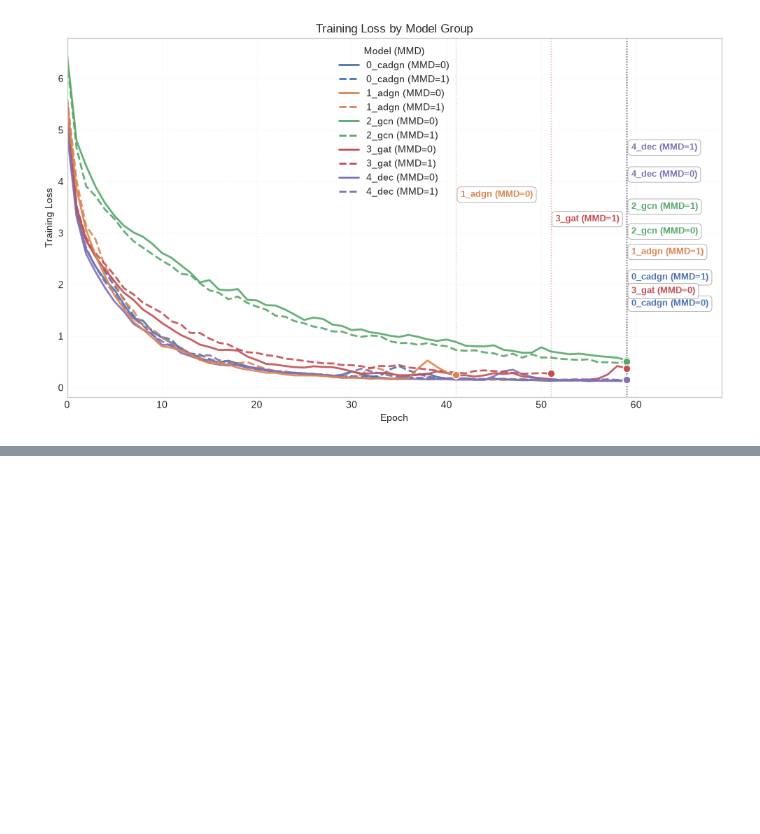
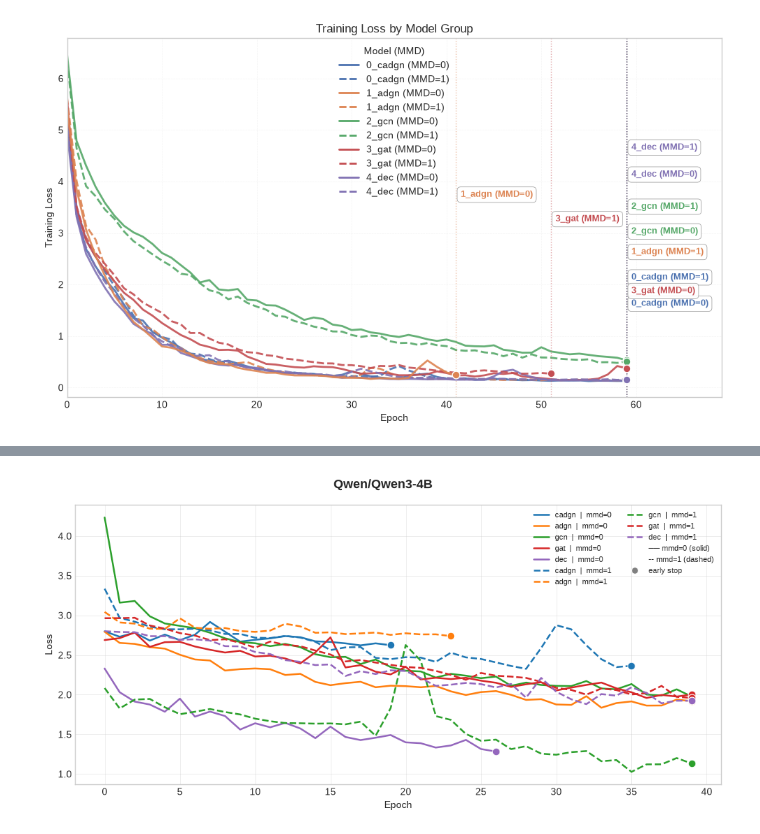
Before and after one commit to JerryPLayz/CausalADGN, a Jupyter notebook: other_graphs_and_files.ipynb, the cells around one changed output, grey strips where cells are left out. Saved outputs shown, nothing was run; the diff lists cells and outputs as text; code cells hidden in the pictures; blank space fills up the shorter version.

Commit message:
In Progress - Analysis of Results

```diff
--- a/other_graphs_and_files.ipynb
+++ b/other_graphs_and_files.ipynb
@@ -448,0 +448,91 @@ print(files[("cadgn", 1.0)]['sample_id'])
+# %%
+## Stage 2 Training History Plots
+from itertools import product
+from matplotlib.lines import Line2D
+
+s2_trn_hist_path = Path("./ablate_results/history")
+do_models = [
+    "Qwen/Qwen3-4B",
+    "meta-llama/Llama-3.2-3B-Instruct",
+    "Qwen/Qwen3-8B",
+    "meta-llama/Llama-3.1-8B-Instruct",
+]
+abl_palette = dict(zip(ablations, sns.color_palette("tab10", n_colors=len(ablations))))
+MMD_STYLE = {0: "-", 1: "--"}   # solid vs dashed
+
+
+s2_hist_files = {}
+for li, llm in enumerate(do_models):
+    safe_name = llm.replace("/", "__")
+    llm_hist_files = {}
+    for mmd_val, abl in product([0,1], ablations):
+        # `adgn_Qwen__Qwen3-8B_mmd-0_history.csv`
+        pth = s2_trn_hist_path / f"{abl}_{safe_name}_mmd-{mmd_val}_history.csv"
+        li_mi_ai_df = pd.read_csv(pth, index_col="epoch")
+        llm_hist_files[(mmd_val, abl)] = li_mi_ai_df
+    s2_hist_files[llm] = llm_hist_files
+    # EOL
+    fig, ax = plt.subplots(figsize=(10, 5))
+    fig.suptitle(llm, fontsize=13, fontweight="bold")
+
+    for mmd_val, abl in product([0,1], ablations):
+        df = llm_hist_files[(mmd_val, abl)]
+        color = abl_palette[abl]
+        series = df["loss"].dropna()
+        ax.plot(
+            series.index,
+            series.values,
+            color=color,
+            linestyle=MMD_STYLE[mmd_val],
+            linewidth=1.8,
+            label=f"{abl}  |  mmd={mmd_val}",
+        )
+
+        # add point at end of line.
+        stop_epoch = series.index[-1]
+        stop_loss = series.iloc[-1]
+        ax.scatter(
+            stop_epoch,
+            stop_loss,
+            color=color,
+            edgecolors="white",
+            linewidths=0.8,
+            s=60,
+            zorder=5
+        )
+
+    ax.set_xlabel("Epoch", fontsize=10)
+    ax.set_ylabel("Loss",  fontsize=10)
+
+    # split legend: one section per MMD value for readability
+    handles, labels = ax.get_legend_handles_labels()
+
+    legend_extras = [
+        Line2D([0], [0], color="none", label="── mmd=0 (solid)"),
+        Line2D([0], [0], color="none", label="-- mmd=1 (dashed)"),
+        # Explain early stopping points
+        Line2D(
+            [0], [0],
+            marker="o", color="grey",
+            markerfacecolor="grey", markeredgecolor="white",
+            markeredgewidth=0.8, markersize=7,
+            linestyle="none",
+            label="early stop",
+        ),
+    ]
+    ax.legend(
+        handles=handles + legend_extras,
+        labels=labels + [h.get_label() for h in legend_extras],
+        fontsize=8,
+        ncol=2,                  # ablations side-by-side for compactness
+        loc="upper right",
+        framealpha=0.7,
+    )
+
+    plt.tight_layout()
+    save_path = s2_trn_hist_path / f"s2_{safe_name}_training_history.png"
+    fig.savefig(save_path, dpi=300, bbox_inches="tight")
+    plt.show()
+    print(f"Saved for {safe_name}!")
+# %% [output]
+[figure, added]
```
Also changed, not shown: parts of 2 cells of this notebook, 4 other files.
